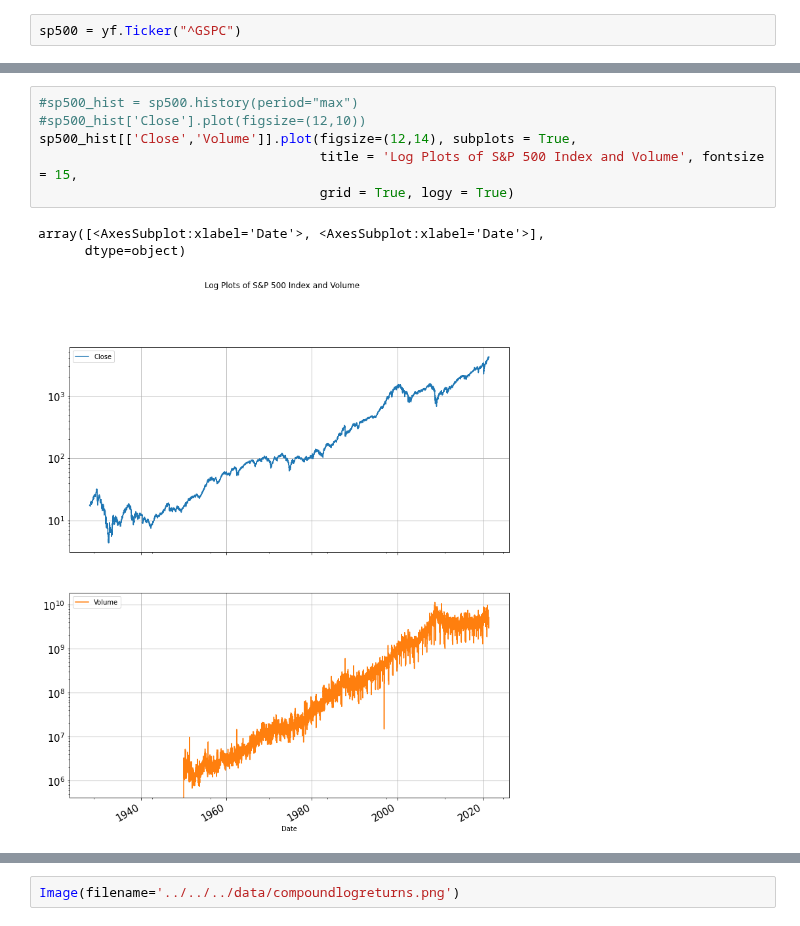
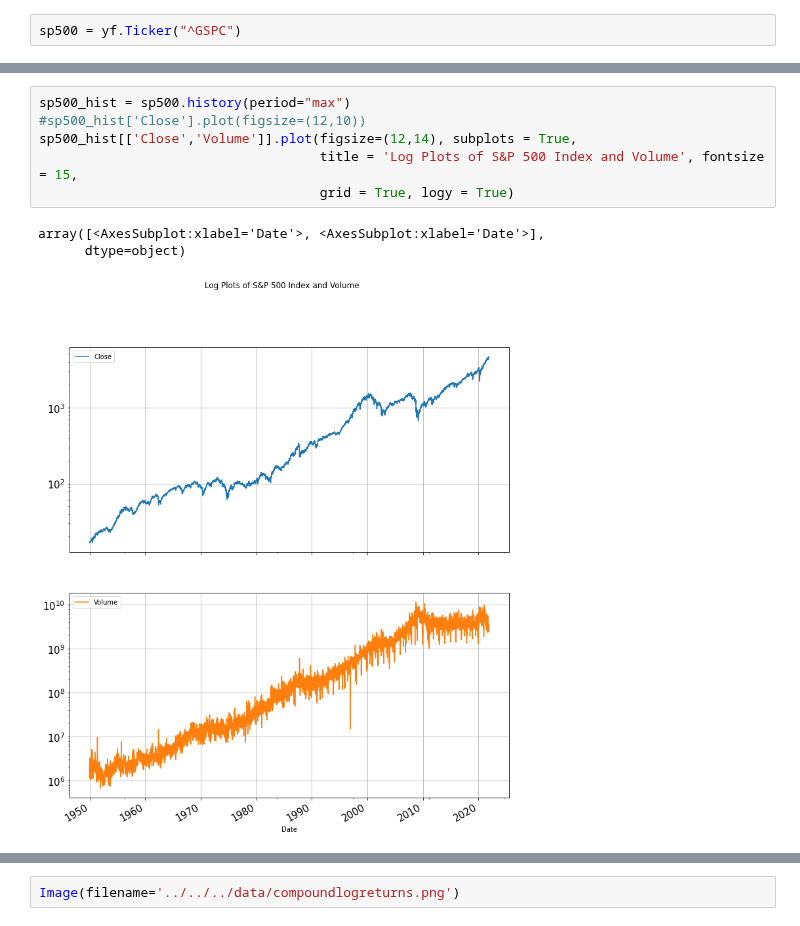
Before and after one commit to eddietaylor/securities-analysis, a Jupyter notebook: notebooks/playgrounds/notes/investments_notes.ipynb, the cells around one changed output, grey strips where cells are left out. Cells and saved outputs as stored; diff of their text form.

```diff
--- a/notebooks/playgrounds/notes/investments_notes.ipynb
+++ b/notebooks/playgrounds/notes/investments_notes.ipynb
@@ -440,11 +440,11 @@ sp500_info
 | logo_url |  |
 # %%
-#sp500_hist = sp500.history(period="max")
+sp500_hist = sp500.history(period="max")
 #sp500_hist['Close'].plot(figsize=(12,10))
 sp500_hist[['Close','Volume']].plot(figsize=(12,14), subplots = True,
                                     title = 'Log Plots of S&P 500 Index and Volume', fontsize = 15,
                                     grid = True, logy = True)
 # %% [output]
 array([<AxesSubplot:xlabel='Date'>, <AxesSubplot:xlabel='Date'>],
       dtype=object)
-[figure, old version]
+[figure, new version]
```
Also changed, not shown: parts of 90 cells of this notebook, 1 other file.
